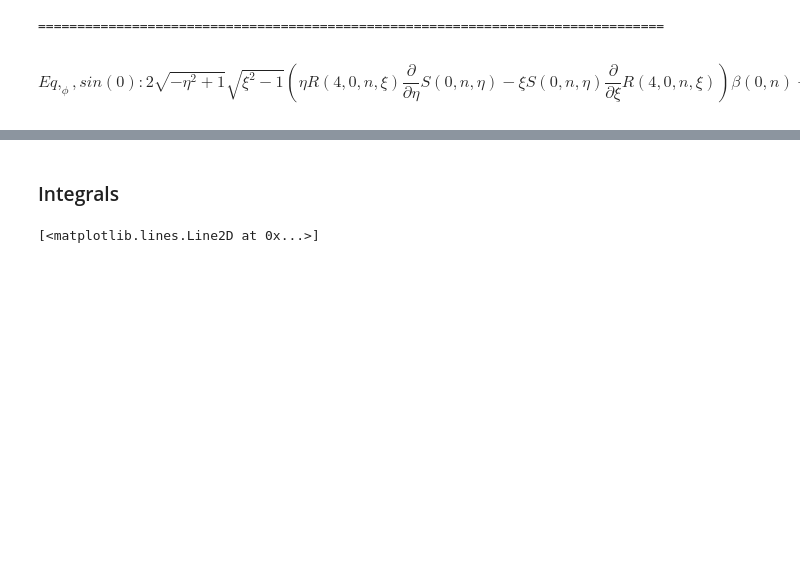
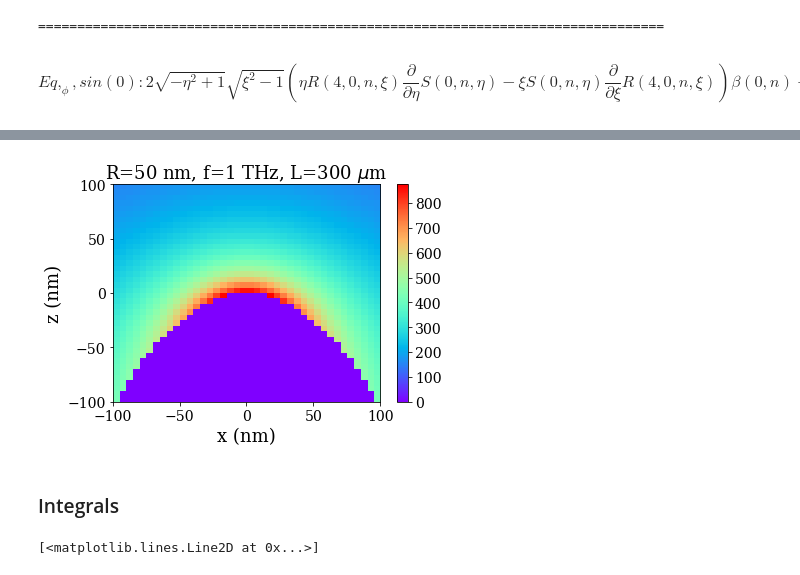
Before and after one commit to nimachm81/myPyCodes, a Jupyter notebook: Spheroidal Coordinates.ipynb, the cells around one changed output, grey strips where cells are left out. Drawn from its saved outputs; the diff is of its cells as text; code cells hidden in the pictures; blank space fills up the shorter version.

```diff
--- a/Spheroidal Coordinates.ipynb
+++ b/Spheroidal Coordinates.ipynb
@@ -520,6 +554,10 @@ from scipy.special import pro_rad1, pro_rad2, pro_ang1
 from scipy import constants
 import numpy as np
 import matplotlib.pyplot as plt
+import matplotlib
+
+font = {'family' : 'serif', 'weight' : 'normal', 'size'   : 14}
+matplotlib.rc('font', **font)
 
 def Map2DIndexTo1D(m_0, m_1, ind_start = 0):
     ## m = m_0 .. m_1-1   n = m ... m_1-1
@@ -816,11 +854,91 @@ def GetFieldOnSurface(alpha, beta, gamma, etas, ksi_0, phi_0, c, d):
 
     return E_eta, E_ksi
 
+def GetFieldAtCartesianPoints(alpha, beta, gamma, r_pts, c, d, E0, k, totalField=True):
+    ## r = [x, y, z]
+    n_pts = len(r_pts)
+    E_eta = np.zeros(n_pts, dtype=complex)
+    E_ksi = np.zeros(n_pts, dtype=complex)
+    E_phi = np.zeros(n_pts, dtype=complex)
+    for i in range(n_pts):
+        x, y, z = r_pts[i]
+        eta, ksi, phi = CoordinatePointTransformRectToSpheroid(x, y, z, d)
+        M, N = alpha.shape
+        for m in range(M):
+            for n in range(m, N):
+                E_eta[i] += alpha[m, n]*GetM_mplus1n_o_plus_eta(eta, ksi, phi, m, n, c, d)
+                E_ksi[i] += alpha[m, n]*GetM_mplus1n_o_plus_ksi(eta, ksi, phi, m, n, c, d)
+                E_phi[i] += alpha[m, n]*GetM_mplus1n_o_plus_phi(eta, ksi, phi, m, n, c, d)
 
-np.set_printoptions(precision=1)
+        M, N = beta.shape
+        for m in range(M):
+            for n in range(m, N):
+                E_eta[i] += beta[m, n]*GetM_mn_o_z_eta(eta, ksi, phi, m, n, c, d)
+                E_ksi[i] += beta[m, n]*GetM_mn_o_z_ksi(eta, ksi, phi, m, n, c, d)
+                E_phi[i] += beta[m, n]*GetM_mn_o_z_phi(eta, ksi, phi, m, n, c, d)
+
+        N = len(gamma)
+        for n in range(1,N):
+            E_eta[i] += gamma[n]*GetM_mminus1n_o_minus_eta(eta, ksi, phi, 1, n, c, d)
+            E_ksi[i] += gamma[n]*GetM_mminus1n_o_minus_ksi(eta, ksi, phi, 1, n, c, d)
+            E_phi[i] += gamma[n]*GetM_mminus1n_o_minus_phi(eta, ksi, phi, 1, n, c, d)
+
+        if totalField:
+            z_hat_eta = ksi*np.sqrt((1 - eta**2)/(ksi**2 - eta**2))
+            z_hat_ksi = eta * np.sqrt((ksi**2 - 1)/(ksi**2 - eta**2))
+            #x = d/2*np.sqrt(1 - eta**2)*np.sqrt(ksi**2 - 1)*np.cos(phi)
+            E_eta[i] += E_0*np.exp(1j*k*x)*z_hat_eta
+            E_ksi[i] += E_0*np.exp(1j*k*x)*z_hat_ksi
+
+    return E_eta, E_ksi, E_phi
+
+def CoordinatePointTransformSpheroidToRect(eta, ksi, phi, d):
+    x = d/2*sqrt((1 - eta**2))*sqrt((ksi**2 - 1))*cos(phi)
+    y = d/2*sqrt((1 - eta**2))*sqrt((ksi**2 - 1))*sin(phi)
+    z = d/2*eta*ksi
+    return x, y, z
+
+def CoordinatePointTransformRectToSpheroid(x, y, z, d):
+    ksi = (np.sqrt(x**2 + y**2 + (z + d/2)**2) + np.sqrt(x**2 + y**2 + (z - d/2)**2))/d
+    eta = (np.sqrt(x**2 + y**2 + (z + d/2)**2) - np.sqrt(x**2 + y**2 + (z - d/2)**2))/d
+    phi = np.arctan2(y, x)
+    return eta, ksi, phi
+
+def PlotFieldAroundTipAtXZPlane(Dx, Dz, nx, nz, ksi_0, alpha, beta, gamma, a, c, d, E0, k, totalField=True):
+    x = np.linspace(-Dx/2, Dx/2, nx)
+    z = np.linspace(a/2-Dz/2, a/2+Dz/2, nz)
+    X, Z = np.meshgrid(x, z, indexing="ij")
+
+    r_pts = []
+    r_inds = []
+    for i in range(nx):
+        x_i = x[i]
+        for j in range(nz):
+            z_j = z[j]
+            eta, ksi, phi = CoordinatePointTransformRectToSpheroid(x_i, 0.0, z_j, d)
+            if ksi > ksi_0:
+                r_pts.append([x_i, 0.0, z_j])
+                r_inds.append((i, j))
+    E_eta, E_ksi, E_phi = GetFieldAtCartesianPoints(alpha, beta, gamma, r_pts, c, d, E0, k, totalField)
+
+    E_ksi_mesh = np.zeros(X.shape, dtype=complex)
+    for i in range(len(r_inds)):
+        E_ksi_mesh[r_inds[i]] = E_ksi[i]
+
+    E_ksi_mesh *= np.isfinite(E_ksi_mesh)
+
+    #plt.imshow(np.log10(np.abs(E_ksi_mesh.T) + 1.0e-100), origin="lower", vmin=-10)
+    plt.imshow(np.abs(E_ksi_mesh.T), origin="lower", cmap="rainbow", aspect="auto",
+               extent=np.array([-Dx/2, Dx/2, -Dz/2, Dz/2])/constants.nano)
+    plt.colorbar()
+    plt.xlabel(r'x (nm)', fontsize=18)
+    plt.ylabel(r'z (nm)', fontsize=18)
+    plt.title(r'R=50 nm, f=1 THz, L=300 $\mu$m', fontsize=18)
+    plt.savefig("other/tip_field.png", bbox_inches='tight', pad_inches=0.5)
+    plt.show()
 
 tipRadius = 50.0*constants.nano
-length = 600.0*constants.micro
+length = 300.0*constants.micro
 freq = 1.0*constants.tera
 k = 2.0*np.pi*freq/constants.c
 E_0 = 1
@@ -830,15 +948,16 @@ print("a = {},  b = {},  ksi = {},  d = {} ".format(ellipse_a, ellipse_b, ellips
 c_0 = Get_c0(freq, ellipse_d)
 print("c_0 = {} ".format(c_0))
 
-N_t = 8
-A, b = ConstructMatrix(E0=E_0, k=k, theta_0=np.pi/2, ksi_0=ellipse_ksi, c_0=c_0, N_t=N_t)
+N_max = 8
+A, b = ConstructMatrix(E0=E_0, k=k, theta_0=np.pi/2, ksi_0=ellipse_ksi, c_0=c_0, N_t=N_max)
 cond = np.linalg.cond(A)
 print("condition: ", cond)
 
 x = np.linalg.solve(A, b)
 print("error: ", np.linalg.norm(A.dot(x) - b))
 
-alpha, beta, gamma = GetAlphaBetaGamma_from_X(x, N_t)
+alpha, beta, gamma = GetAlphaBetaGamma_from_X(x, N_max)
+#np.set_printoptions(precision=1)
 #print("alpha: \n", np.abs(alpha))
 #print("beta: \n", np.abs(beta))
 #print("gamma: \n", np.abs(gamma))
@@ -867,4 +986,8 @@ for i in range(len(E_eta0)):
 print('-'*50)
 for i in range(len(E_eta0)):
     print("{:.3e} {:.3e} {:.3e} || {:.3f}".format(E_ksi0[i], E_ksi1[i], E_ksi2[i], abs(E_ksi2[i])))
+
+PlotFieldAroundTipAtXZPlane(Dx=4.0*tipRadius, Dz=4.0*tipRadius, nx=40, nz=40,
+                            ksi_0=ksi_0, alpha=alpha, beta=beta, gamma=gamma,
+                            a=ellipse_a, c=c_0, d=ellipse_d, E0=E_0, k=k, totalField=True)
 # %% [output]
@@ -895,3 +1018,4 @@ error:  8.616418789469912e-22
+[figure, added]
 # %% [markdown]
 ### Integrals
 # %%
```
Also changed, not shown: parts of 3 cells of this notebook, 1 other file.
